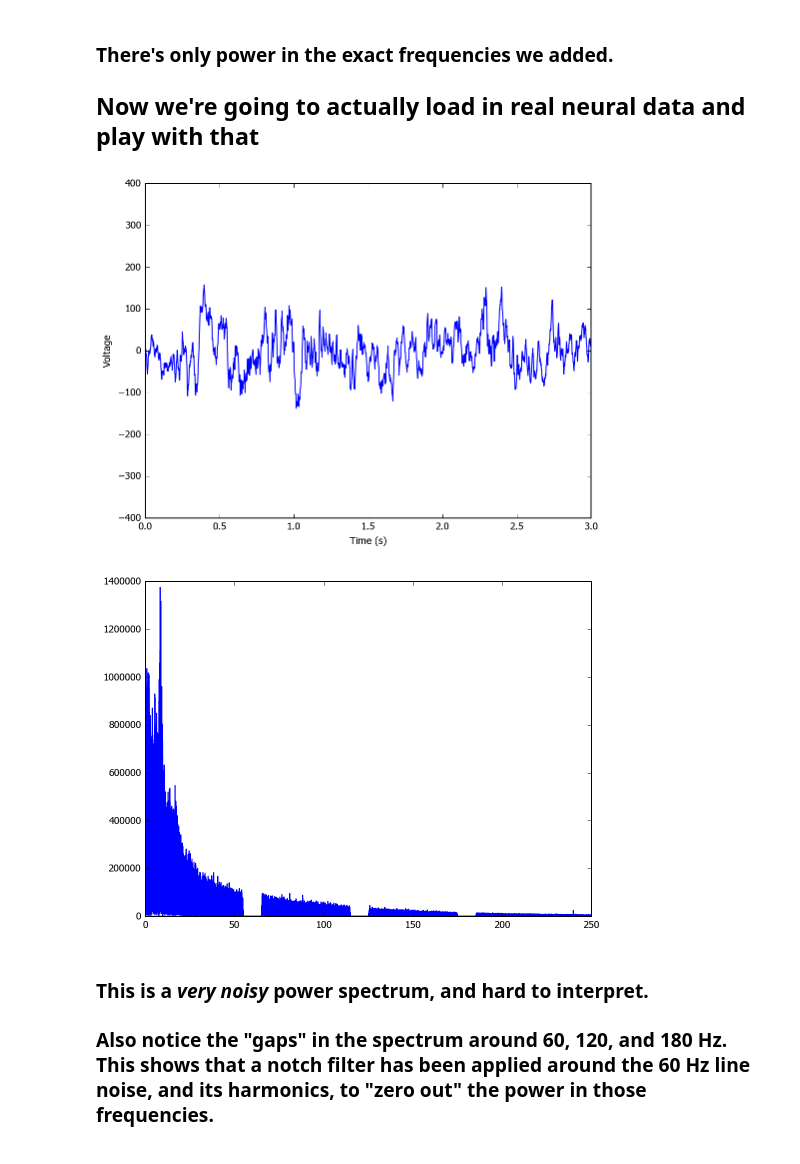
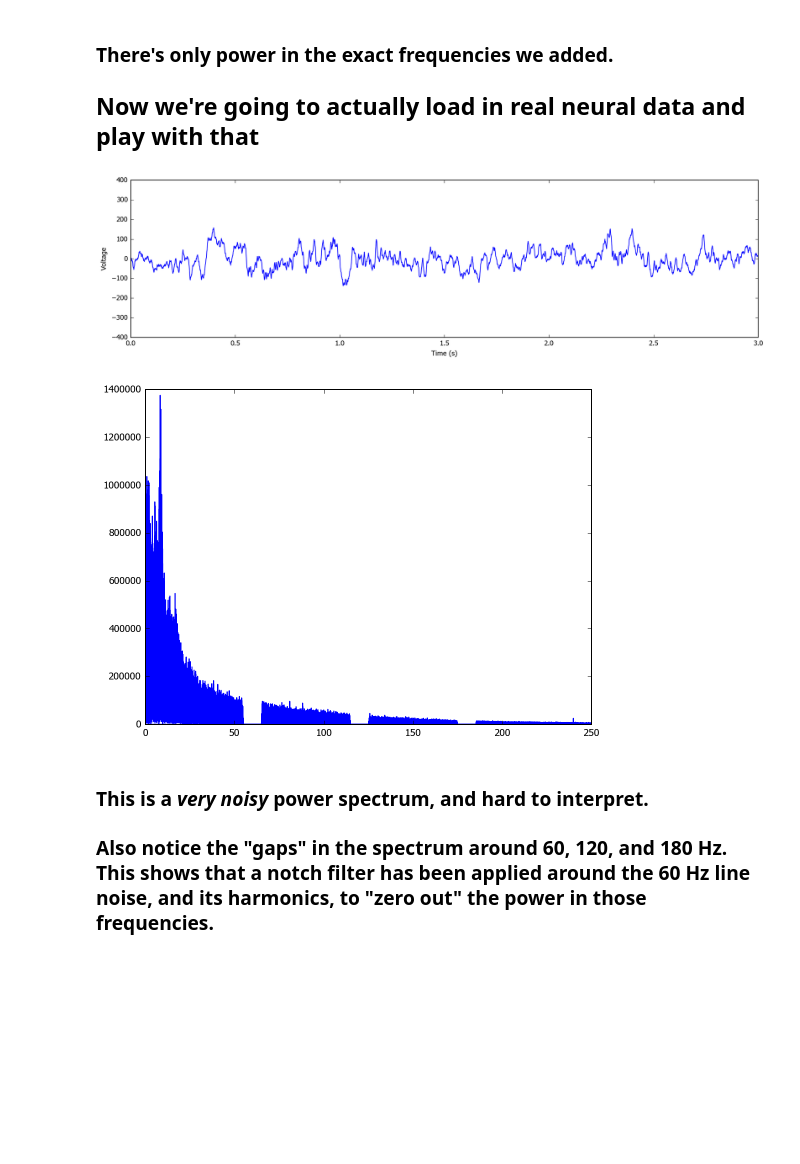
Before and after one commit to Aimee-Flores/COGS280, a Jupyter notebook: COGS 280 - Basic Spectral Analysis.ipynb, the cells around one changed output. Drawn from its saved outputs; the diff is of its cells as text; code cells hidden in the pictures; blank space fills up the shorter version.

```diff
--- a/COGS 280 - Basic Spectral Analysis.ipynb
+++ b/COGS 280 - Basic Spectral Analysis.ipynb
@@ -48,6 +51,7 @@ freq, amp, duration = 28, 4, 10.
 _, sine = sine + sine_func(fs, freq, amp, duration)
 
 # plot some of the time series data
+rcParams['figure.figsize'] = 16,4
 plt.plot(time, sine)
 plt.xlabel('time (ms)')
 plt.ylabel('voltage (mV)')
@@ -64,6 +68,7 @@ sp = np.abs(np.fft.fft(sine)) # get the power spectrum of the simulated data
 freq = np.fft.fftfreq(sine.shape[-1])*fs # get the frequencies from the FFT
 
 # plot the spectrum
+rcParams['figure.figsize'] = 8,6
 plt.plot(freq, sp)
 plt.xlim((-3, 150))
 plt.show()
@@ -83,6 +88,7 @@ freq, amp, duration = 33, 2, 10.
 _, sine = sine + sine_func(fs, freq, amp, duration)
 
 # plot some of the time series data
+rcParams['figure.figsize'] = 16,4
 plt.plot(time, sine)
 plt.xlabel('time (ms)')
 plt.ylabel('voltage (mV)')
@@ -97,6 +103,7 @@ sp = np.abs(np.fft.fft(sine)) # get the power spectrum of the simulated data
 freq = np.fft.fftfreq(sine.shape[-1])*fs # get the frequencies from the FFT
 
 # plot the spectrum
+rcParams['figure.figsize'] = 8,6
 plt.plot(freq, sp)
 plt.xlim((-3, 40))
 plt.show()
@@ -109,30 +116,32 @@ plt.show()
 # %%
 fs = 1000 # this is the sampling rate of the data, in HZ
 
 # load the visual cortical ECOG channel, and the event indicces
 data = io.loadmat('data/ecog_data.mat', squeeze_me=True)
 sta = data['sta']
 tar = data['tar']
 resp = data['resp']
 data = data['data']
 
 # plot some of the data
+rcParams['figure.figsize'] = 16,4
 t = np.arange(len(data))/fs
 plt.plot(t, data)
 plt.xlim((0,3))
 plt.xlabel('Time (s)')
 plt.ylabel('Voltage')
 plt.show()
 
 sp = np.abs(np.fft.fft(data)) # get the power spectrum of the ECoG data
 freq = np.fft.fftfreq(data.shape[-1])*fs # get the frequencies from the FFT
 
 # plot the spectrum
+rcParams['figure.figsize'] = 8,6
 plt.plot(freq, sp)
 plt.xlim((0, 250))
 plt.show()
 # %% [output]
-[figure, old version]
+[figure, new version]
 [figure]
 # %% [markdown]
 ### This is a _very noisy_ power spectrum, and hard to interpret.
```
Also changed, not shown: parts of 20 cells of this notebook, 1 other file.
